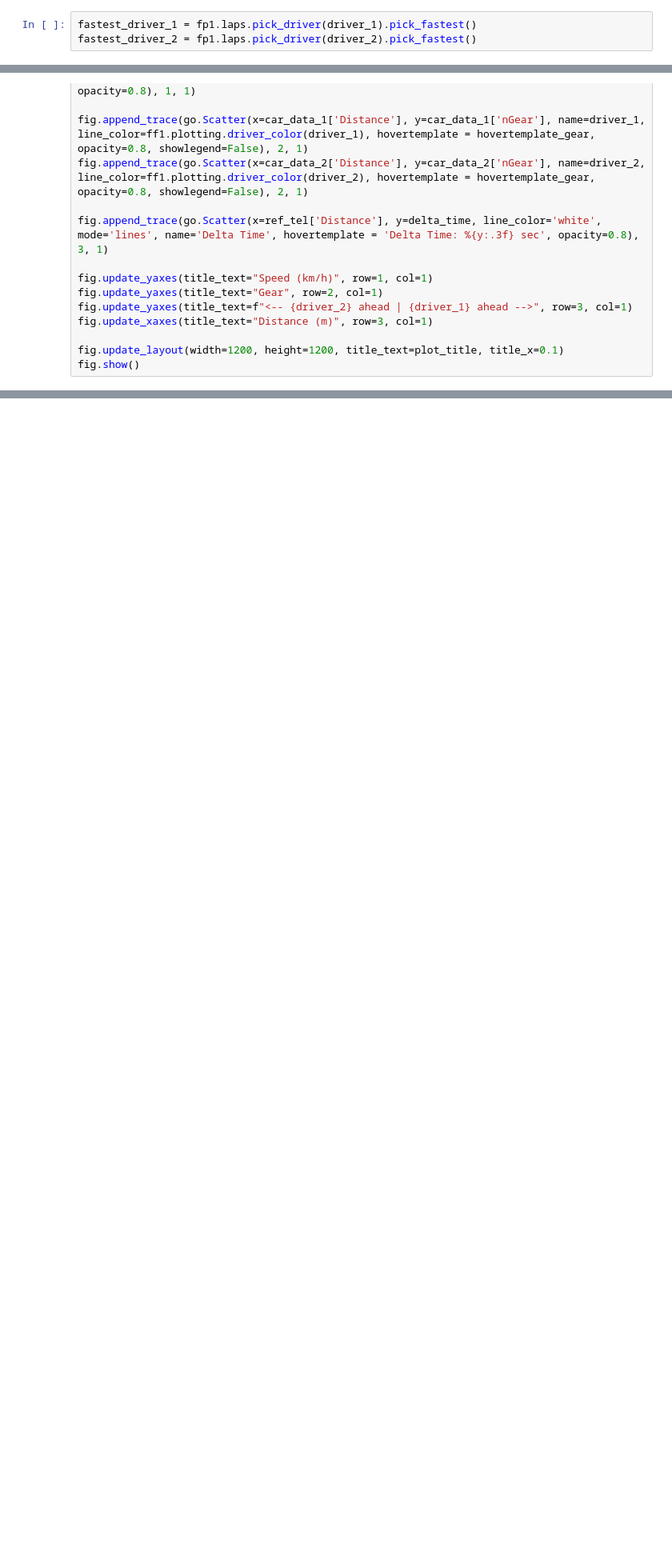
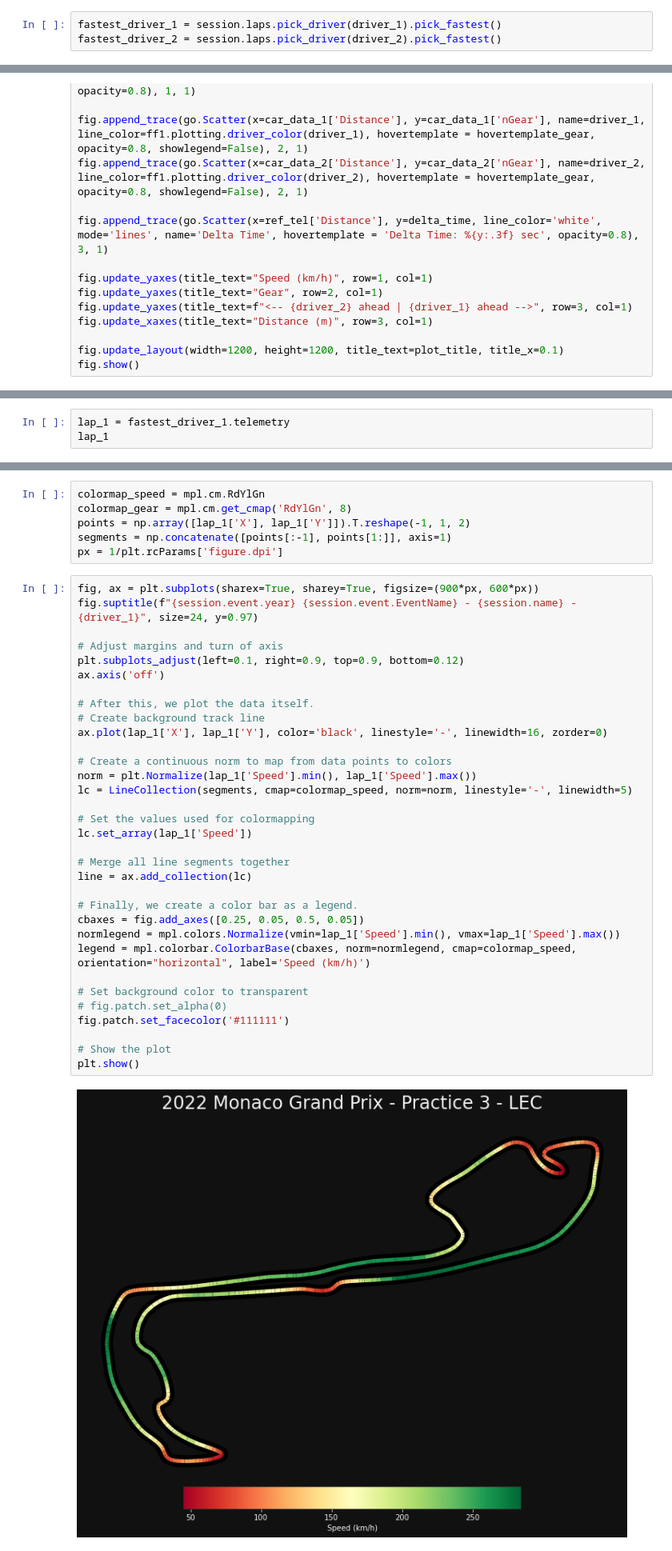
Before and after one commit to GuillaumeArp/Jedha_F1_Project, a Jupyter notebook: test_guillaume.ipynb, the cells around one changed output, grey strips where cells are left out. Shown at 80% size. Cells and saved outputs as stored; diff of their text form; blank space fills up the shorter version.

```diff
--- a/test_guillaume.ipynb
+++ b/test_guillaume.ipynb
@@ -110,6 +124,6 @@ driver_2 = 'HAM'
 # %%
-fastest_driver_1 = fp1.laps.pick_driver(driver_1).pick_fastest()
-fastest_driver_2 = fp1.laps.pick_driver(driver_2).pick_fastest()
+fastest_driver_1 = session.laps.pick_driver(driver_1).pick_fastest()
+fastest_driver_2 = session.laps.pick_driver(driver_2).pick_fastest()
 # %%
 car_data_1 = fastest_driver_1.get_car_data().add_distance()
 car_data_1['Distance'] = round(car_data_1['Distance'])
@@ -170,0 +185,3 @@ See Full Dataframe in Mito
+# %%
+lap_1 = fastest_driver_1.telemetry
+lap_1
@@ -170,0 +202,41 @@ See Full Dataframe in Mito
+# %%
+colormap_speed = mpl.cm.RdYlGn
+colormap_gear = mpl.cm.get_cmap('RdYlGn', 8)
+points = np.array([lap_1['X'], lap_1['Y']]).T.reshape(-1, 1, 2)
+segments = np.concatenate([points[:-1], points[1:]], axis=1)
+px = 1/plt.rcParams['figure.dpi']
+# %%
+fig, ax = plt.subplots(sharex=True, sharey=True, figsize=(900*px, 600*px))
+fig.suptitle(f"{session.event.year} {session.event.EventName} - {session.name} - {driver_1}", size=24, y=0.97)
+
+# Adjust margins and turn of axis
+plt.subplots_adjust(left=0.1, right=0.9, top=0.9, bottom=0.12)
+ax.axis('off')
+
+# After this, we plot the data itself.
+# Create background track line
+ax.plot(lap_1['X'], lap_1['Y'], color='black', linestyle='-', linewidth=16, zorder=0)
+
+# Create a continuous norm to map from data points to colors
+norm = plt.Normalize(lap_1['Speed'].min(), lap_1['Speed'].max())
+lc = LineCollection(segments, cmap=colormap_speed, norm=norm, linestyle='-', linewidth=5)
+
+# Set the values used for colormapping
+lc.set_array(lap_1['Speed'])
+
+# Merge all line segments together
+line = ax.add_collection(lc)
+
+# Finally, we create a color bar as a legend.
+cbaxes = fig.add_axes([0.25, 0.05, 0.5, 0.05])
+normlegend = mpl.colors.Normalize(vmin=lap_1['Speed'].min(), vmax=lap_1['Speed'].max())
+legend = mpl.colorbar.ColorbarBase(cbaxes, norm=normlegend, cmap=colormap_speed, orientation="horizontal", label='Speed (km/h)')
+
+# Set background color to transparent
+# fig.patch.set_alpha(0)
+fig.patch.set_facecolor('#111111')
+
+# Show the plot
+plt.show()
+# %% [output]
+[figure, added]
```
Also changed, not shown: parts of 12 cells of this notebook.
